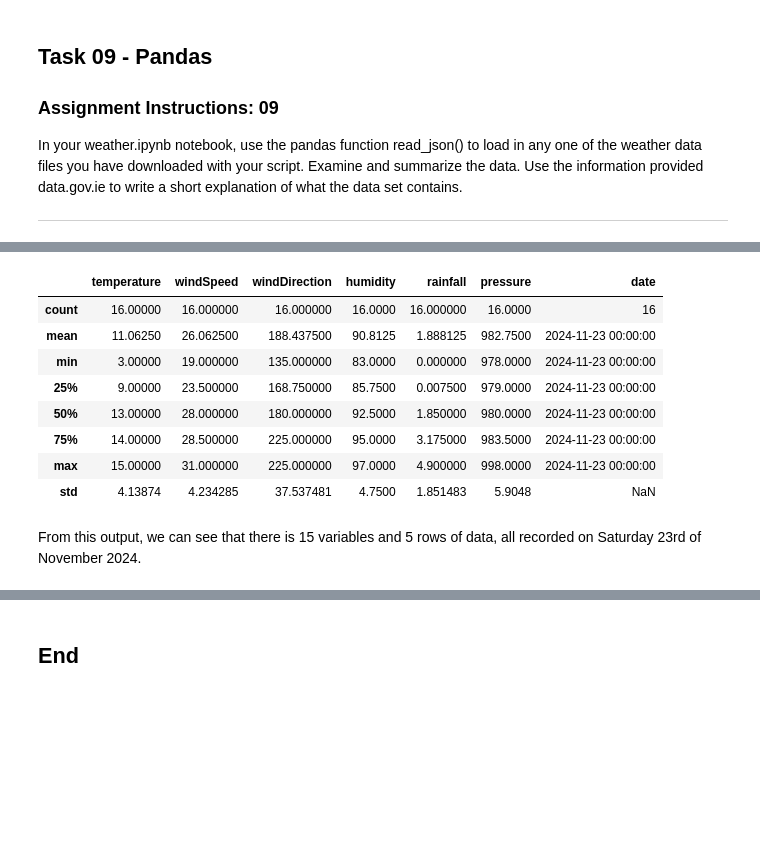
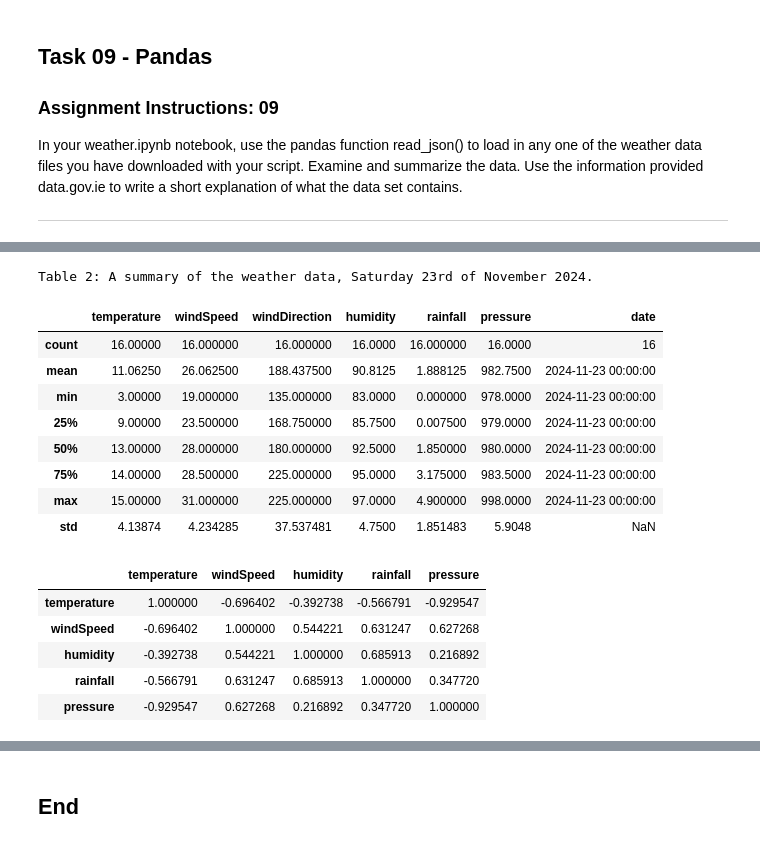
Before and after one commit to Laura6826/computer_infrastructure_assignments, a Jupyter notebook: weather.ipynb, the cells around one changed output, grey strips where cells are left out. Drawn from its saved outputs; the diff is of its cells as text; code cells hidden in the pictures; blank space fills up the shorter version.

```diff
--- a/weather.ipynb
+++ b/weather.ipynb
@@ -345,7 +385,9 @@ df.head()
 # %%
 # Lets also take a look at a few summary statistics of the data.
+print('Table 3: A summary of the weather data, Saturday 23rd of November 2024.')
 df.describe()
 # %% [output]
+Table 2: A summary of the weather data, Saturday 23rd of November 2024.
 |  | temperature | windSpeed | windDirection | humidity | rainfall | pressure | date |
 | count | 16.00000 | 16.000000 | 16.000000 | 16.0000 | 16.000000 | 16.0000 | 16 |
 | mean | 11.06250 | 26.062500 | 188.437500 | 90.8125 | 1.888125 | 982.7500 | 2024-11-23 00:00:00 |
@@ -355,5 +397,16 @@ df.describe()
 | 75% | 14.00000 | 28.500000 | 225.000000 | 95.0000 | 3.175000 | 983.5000 | 2024-11-23 00:00:00 |
 | max | 15.00000 | 31.000000 | 225.000000 | 97.0000 | 4.900000 | 998.0000 | 2024-11-23 00:00:00 |
 | std | 4.13874 | 4.234285 | 37.537481 | 4.7500 | 1.851483 | 5.9048 | NaN |
-# %% [markdown]
-From this output, we can see that there is 15 variables and 5 rows of data, all recorded on Saturday 23rd of November 2024.
+# %%
+# Lets check if there are correlations between the measured variables.
+# Specify the columns to run the correlation on
+columns_of_interest = ['temperature', 'windSpeed', 'humidity', 'rainfall', 'pressure']
+correlation_matrix = df[columns_of_interest].corr()
+correlation_matrix
+# %% [output]
+|  | temperature | windSpeed | humidity | rainfall | pressure |
+| temperature | 1.000000 | -0.696402 | -0.392738 | -0.566791 | -0.929547 |
+| windSpeed | -0.696402 | 1.000000 | 0.544221 | 0.631247 | 0.627268 |
+| humidity | -0.392738 | 0.544221 | 1.000000 | 0.685913 | 0.216892 |
+| rainfall | -0.566791 | 0.631247 | 0.685913 | 1.000000 | 0.347720 |
+| pressure | -0.929547 | 0.627268 | 0.216892 | 0.347720 | 1.000000 |
```
Also changed, not shown: parts of 9 cells of this notebook, 1 other file.
